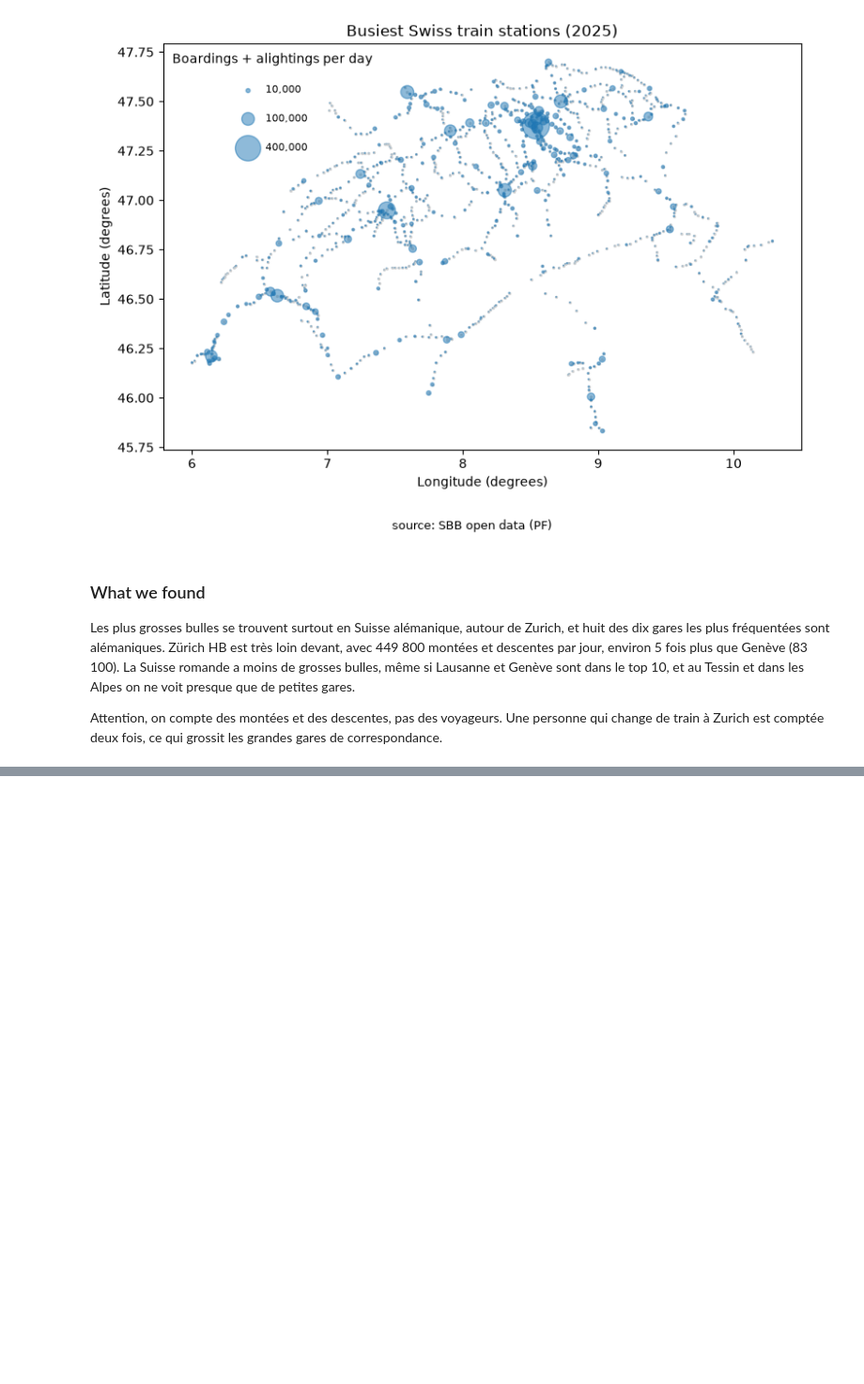
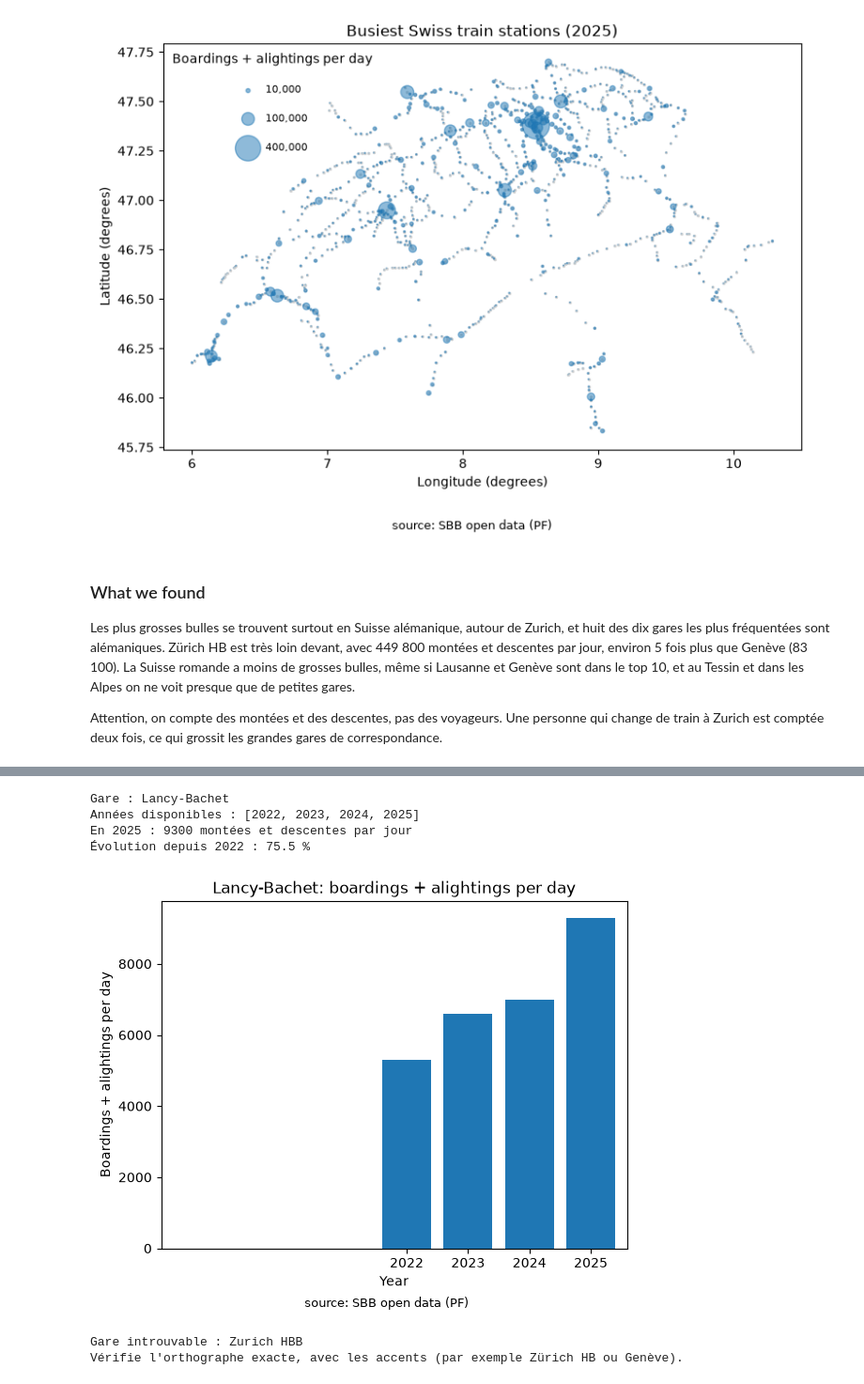
Before and after one commit to fatimaalame/seminaire-de-programmation, a Jupyter notebook: CW2_Ticket2Ride/ticket2ride.ipynb, the cells around one changed output, grey strips where cells are left out. Shown at 94% size. Cells and saved outputs as stored; diff of their text form; code cells hidden in the pictures; blank space fills up the shorter version.

```diff
--- a/CW2_Ticket2Ride/ticket2ride.ipynb
+++ b/CW2_Ticket2Ride/ticket2ride.ipynb
@@ -263,0 +342,13 @@ Attention, on compte des montées et des descentes, pas des voyageurs. Une perso
+# %%
+analyser_gare("Lancy-Bachet")
+# %% [output]
+Gare : Lancy-Bachet
+Années disponibles : [2022, 2023, 2024, 2025]
+En 2025 : 9300 montées et descentes par jour
+Évolution depuis 2022 : 75.5 %
+[figure, added]
+# %%
+analyser_gare("Zurich HBB")
+# %% [output]
+Gare introuvable : Zurich HBB
+Vérifie l'orthographe exacte, avec les accents (par exemple Zürich HB ou Genève).
```
Also changed, not shown: parts of 10 cells of this notebook, 1 other file.
